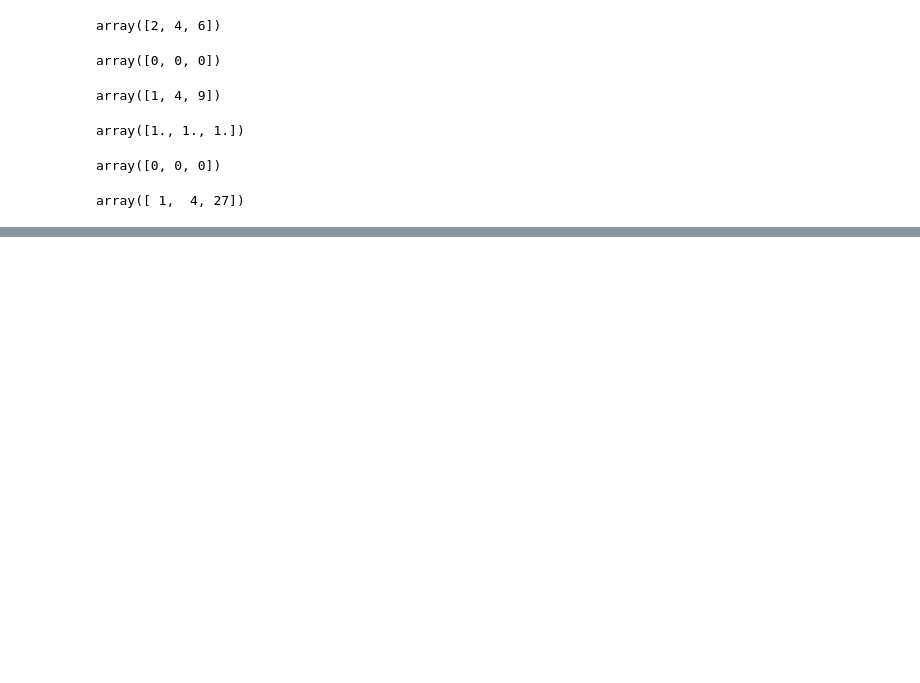
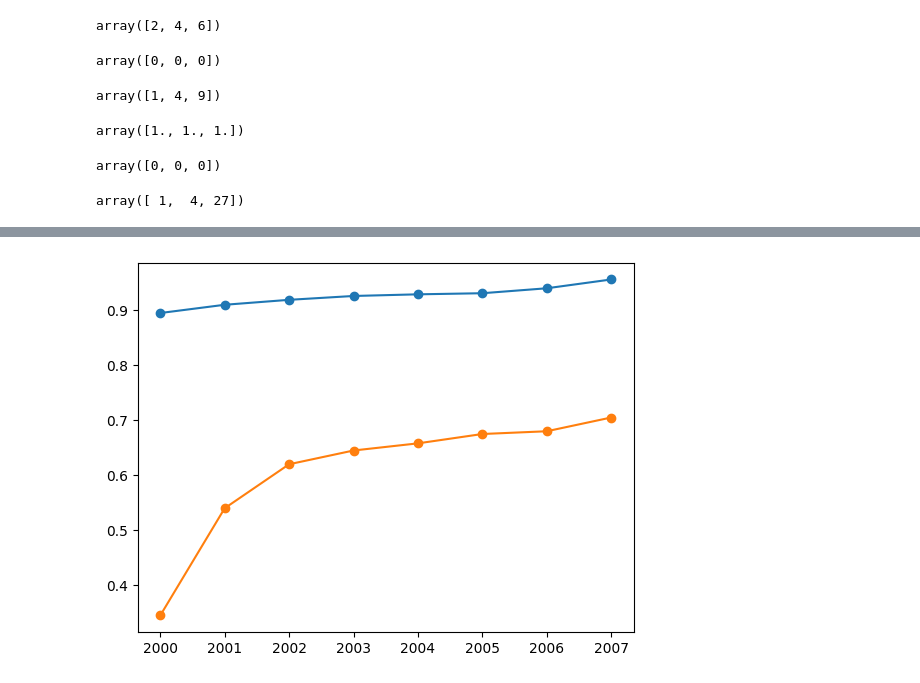
Before and after one commit to SAISHREE-19/AIML, a Jupyter notebook: LAB_2.ipynb, the cells around one changed output, grey strips where cells are left out. Saved outputs shown, nothing was run; the diff lists cells and outputs as text; code cells hidden in the pictures; blank space fills up the shorter version.

```diff
--- a/LAB_2.ipynb
+++ b/LAB_2.ipynb
@@ -274,0 +565,6 @@ array([ 1,  4, 27])
+# %%
+plt.plot(years,apples,marker='o')
+plt.plot(years,oranges,marker='o')
+plt.show()
+# %% [output]
+[figure, added]
```
Also changed, not shown: parts of 55 cells of this notebook.
